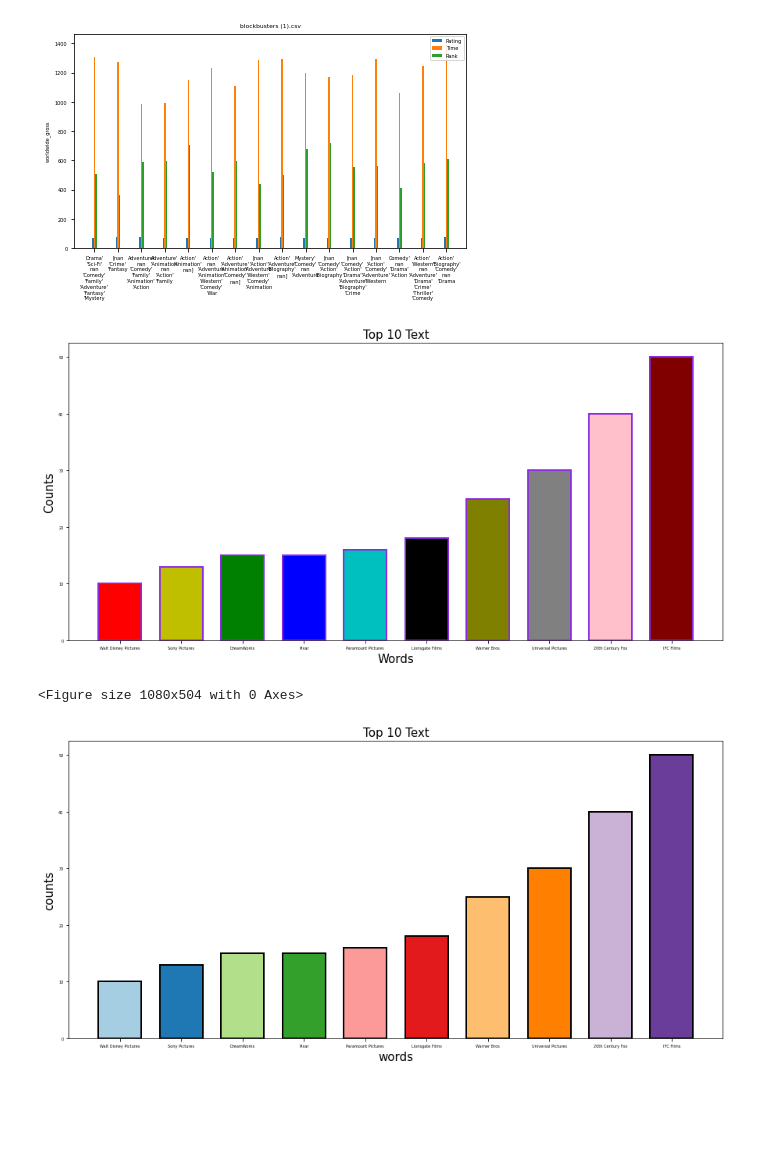
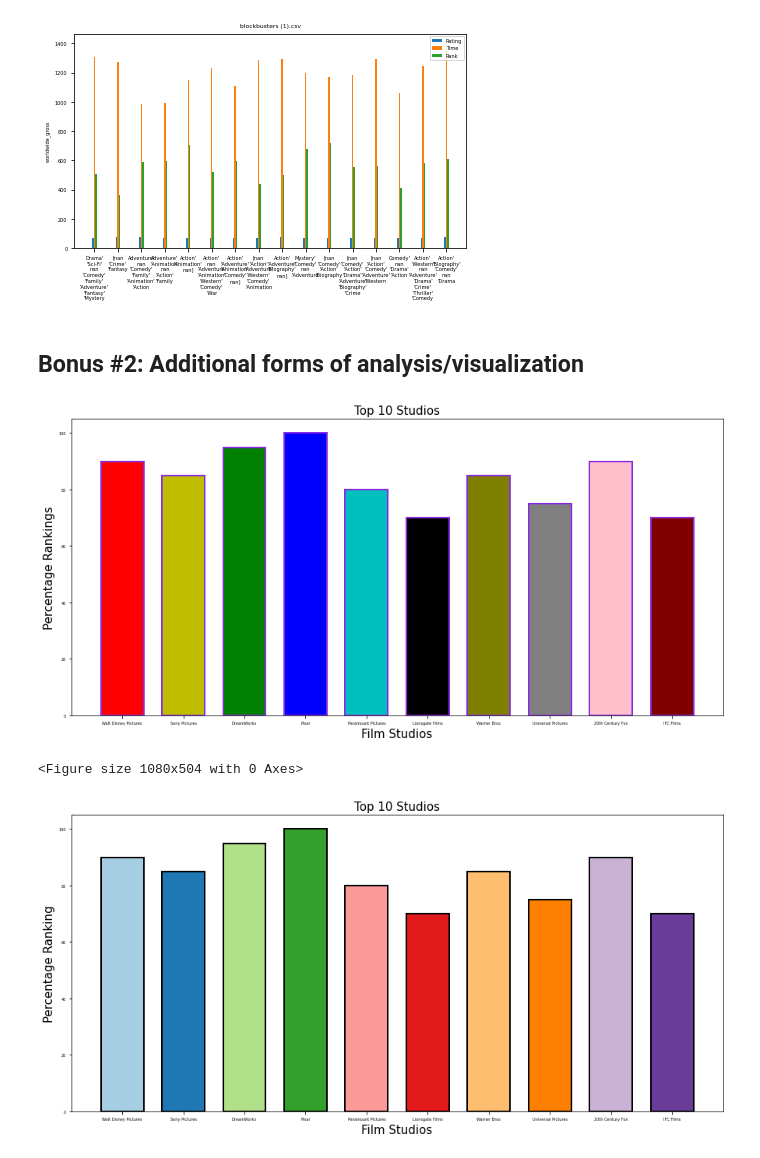
Before and after one commit to dlb007/Vox, a Jupyter notebook: Assignment # 8x.ipynb, the cells around one changed output. Drawn from its saved outputs; the diff is of its cells as text; code cells hidden in the pictures; blank space fills up the shorter version.

```diff
--- a/Assignment # 8x.ipynb
+++ b/Assignment # 8x.ipynb
@@ -250,11 +250,13 @@ plt.show()
 'Crime'
 'Fantasy
 [figure]
+# %% [markdown]
+## Bonus #2: Additional forms of analysis/visualization
 # %%
 words = ['Walt Disney Pictures', 'Sony Pictures','DreamWorks', 'Pixar', 'Paramount Pictures', 'Lionsgate Films',
            'Warner Bros', 'Universal Pictures', '20th Century Fox',
            'IFC Films']
-counts = [10, 13, 15, 15, 16, 18, 25, 30, 40, 50]
+counts = [90, 85, 95, 100, 80, 70, 85, 75, 90, 70]
 
 
 plt.figure(figsize=[15, 7])
@@ -264,9 +266,9 @@ plt.bar(words, counts, width=0.7, edgecolor='blueviolet',
         color=['r', 'y', 'g', 'b', 'c', 'k',
                'olive', 'gray', 'pink', 'maroon'], linewidth=2)
 
-plt.title('Top 10 Text', fontsize=15)
-plt.xlabel('Words', fontsize=15)
-plt.ylabel('Counts', fontsize=15)
+plt.title('Top 10 Studios', fontsize=15)
+plt.xlabel('Film Studios', fontsize=15)
+plt.ylabel('Percentage Rankings', fontsize=15)
 plt.show()
 
 
@@ -275,26 +277,26 @@ plt.show()
 plt.figure(figsize=[15, 7])
 col_map = plt.get_cmap('Paired')
 # %% [output]
-[figure, old version]
+[figure, new version]
 <Figure size 1080x504 with 0 Axes>
 # %%
 plt.figure(figsize=[15, 7])
 
 # Creating a bar chart with bars of different color
 plt.bar(words, counts, width=0.7, edgecolor='blueviolet',
         color=['r', 'y', 'g', 'b', 'c', 'k',
                'olive', 'gray', 'pink', 'maroon'], linewidth=2)
 
 # Creating a bar chart with bars of different color using colormap
 plt.bar(words, counts, width=0.7, color=col_map.colors, edgecolor='k',
         linewidth=2)
 
-plt.title('Top 10 Text', fontsize=15)
-plt.xlabel('words', fontsize=15)
-plt.ylabel('counts', fontsize=15)
+plt.title('Top 10 Studios', fontsize=15)
+plt.xlabel('Film Studios', fontsize=15)
+plt.ylabel('Percentage Ranking', fontsize=15)
 plt.show()
 # %% [output]
-[figure, old version]
+[figure, new version]
 # %%
 # Importing the required libraries
 from matplotlib import pyplot as plt
```
Also changed, not shown: parts of 2 cells of this notebook.
